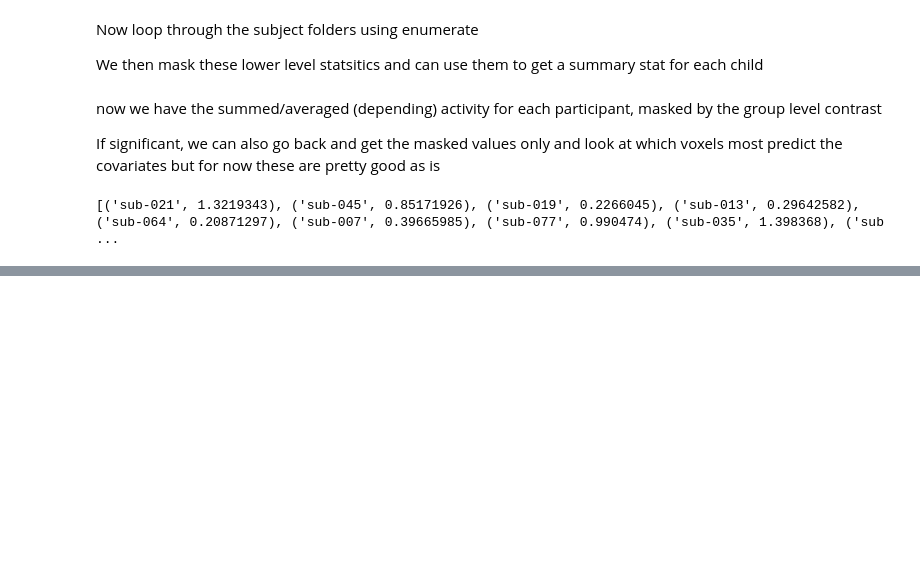
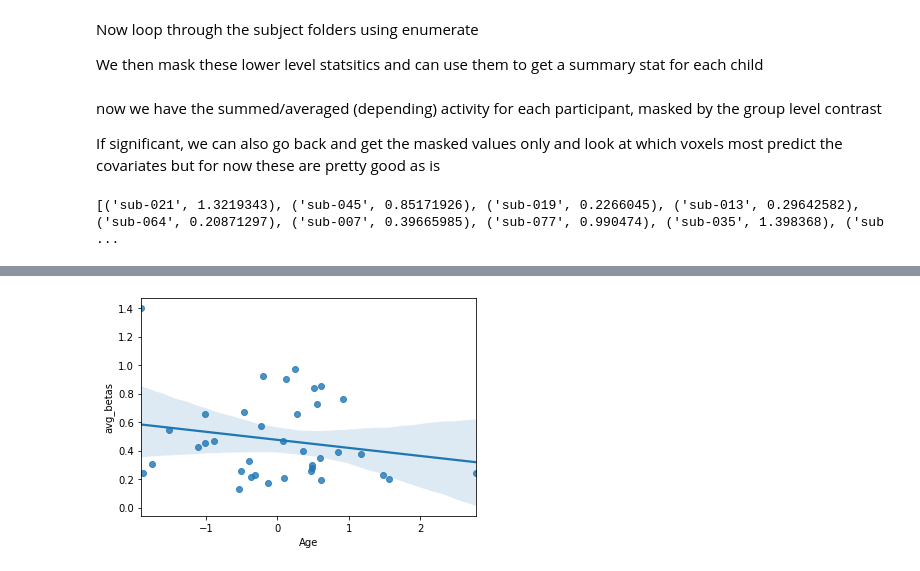
Before and after one commit to stephuh2/RED-scripts, a Jupyter notebook: RED_betamask.ipynb, the cells around one changed output, grey strips where cells are left out. Drawn from its saved outputs; the diff is of its cells as text; code cells hidden in the pictures; blank space fills up the shorter version.

```diff
--- a/RED_betamask.ipynb
+++ b/RED_betamask.ipynb
@@ -76,4 +91,9 @@ May do this on local computer so will need to change some directories and paths
 # %%
 # load BIDS2RED and merge to get RED ids for data
-bid2red = pd.read_excel('/imaging/astle/users/ai05/RED/RED_fmri_finalids.xlsx')
-main_df = pd.merge(b_df, bid2red, on='sub_id')
+output_dir = '/Users/stepheniuh/ownCloud/PhD/RED/Betas'
+beta_dir = '/Users/stepheniuh/ownCloud/PhD/RED/Betas/Beta outputs'
+
+# re-read in beta_df since we're working on local computer now
+beta_df = pd.read_csv(beta_dir + '/happygo_sadgo_betas.csv')
+red_ids = pd.read_excel('/Users/stepheniuh/ownCloud/PhD/RED/MRI Quality Checks/RED_fmri_finalids.xlsx')
+main_df = pd.merge(beta_df, red_ids, on='sub_id')
@@ -94,0 +176,6 @@ plt.show()
+# %%
+plt.close('all')
+sns.regplot(y='avg_betas', x='Age', data=with_data)
+plt.show()
+# %% [output]
+[figure, added]
```
Also changed, not shown: parts of 15 cells of this notebook.
